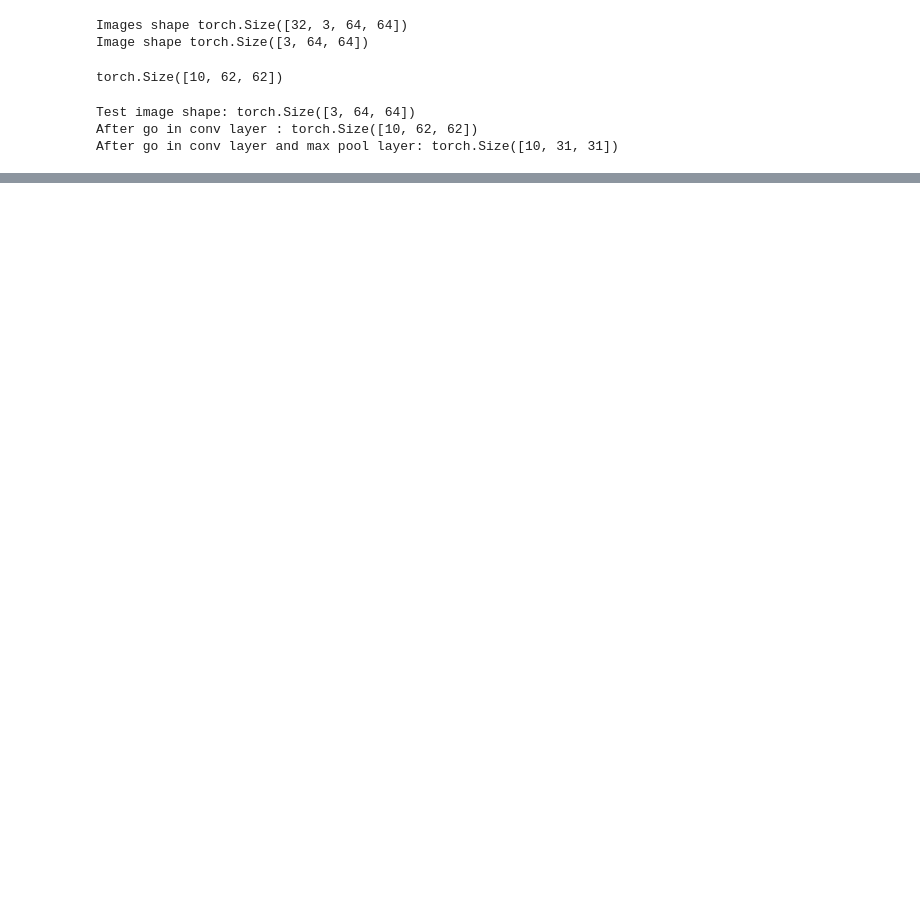
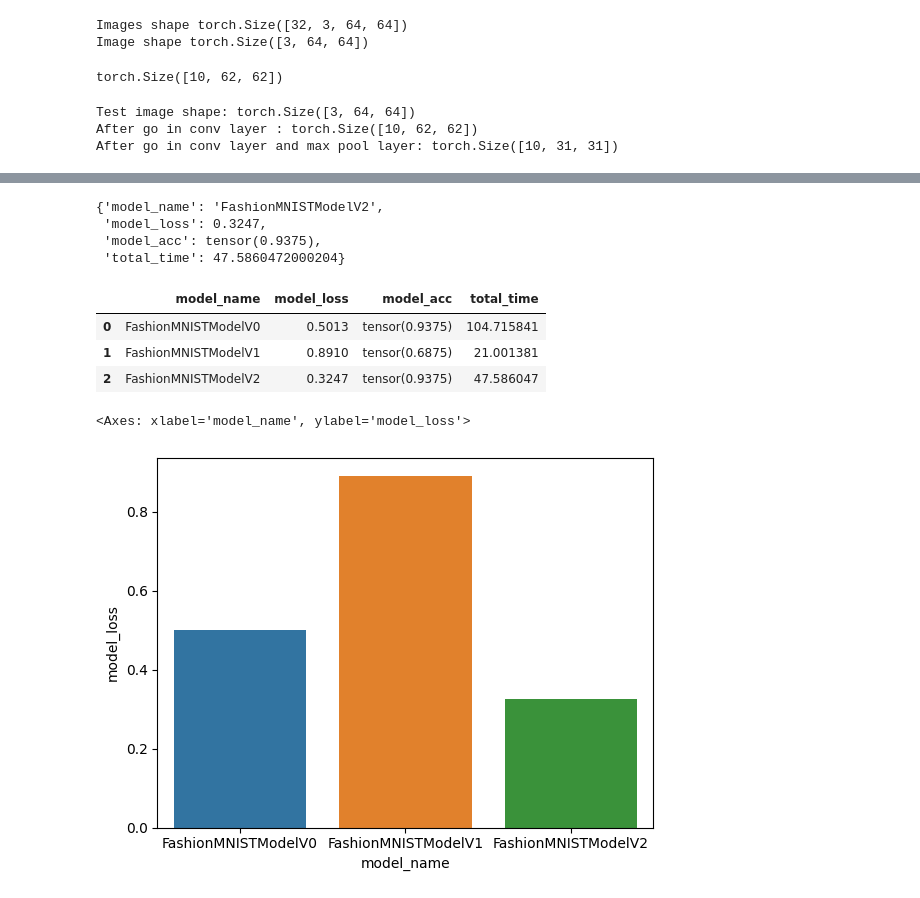
Before and after one commit to zildjianvitoo/pytorch-db, a Jupyter notebook: 03-pytorch-cv/95-torchvision.ipynb, the cells around one changed output, grey strips where cells are left out. Cells and saved outputs as stored; diff of their text form; code cells hidden in the pictures; blank space fills up the shorter version.

```diff
--- a/03-pytorch-cv/95-torchvision.ipynb
+++ b/03-pytorch-cv/95-torchvision.ipynb
@@ -734,0 +658,25 @@ RuntimeError: mat1 and mat2 shapes cannot be multiplied (1x490 and 7x10)
+# %%
+loss_fn = nn.CrossEntropyLoss()
+optimizer = torch.optim.SGD(params=model_v2.parameters(), lr=0.1)
+accuracy_fn = torchmetrics.Accuracy(task="multiclass", num_classes=len(classes_name))
+# %%
+start = timer()
+model_v2.to("cuda")
+# torch.manual_seed(42)
+torch.cuda.manual_seed(42)
+epochs = 3
+
+for epoch in tqdm(range(epochs)):
+    print(f"Epoch: {epoch}\n----")
+    train_step(
+        model=model_v2,
+        data_loader=train_dataloader,
+        device="cuda",
+        acc_fn=accuracy_fn,
+        loss_fn=loss_fn,
+        optimizer=optimizer,
+    )
+    test_step(model_v2, test_dataloader, loss_fn, accuracy_fn, device)
+end = timer()
+
+total_time = print_train_time(start, end, device="cuda")
@@ -734,0 +697,31 @@ RuntimeError: mat1 and mat2 shapes cannot be multiplied (1x490 and 7x10)
+# %%
+model_v2_results = eval_model(
+    model_v2,
+    test_dataloader,
+    loss_fn,
+    accuracy_fn,
+    device=device,
+    total_time=total_time,
+)
+model_v2_results
+# %% [output]
+{'model_name': 'FashionMNISTModelV2',
+ 'model_loss': 0.3247,
+ 'model_acc': tensor(0.9375),
+ 'total_time': 47.5860472000204}
+# %%
+import pandas as pd
+
+df = pd.DataFrame([model_v0_results,model_v1_results,model_v2_results])
+df
+# %% [output]
+|  | model_name | model_loss | model_acc | total_time |
+| 0 | FashionMNISTModelV0 | 0.5013 | tensor(0.9375) | 104.715841 |
+| 1 | FashionMNISTModelV1 | 0.8910 | tensor(0.6875) | 21.001381 |
+| 2 | FashionMNISTModelV2 | 0.3247 | tensor(0.9375) | 47.586047 |
+# %%
+import seaborn as sns
+sns.barplot(data=df,x="model_name" ,y="model_loss",hue="model_name")
+# %% [output]
+<Axes: xlabel='model_name', ylabel='model_loss'>
+[figure, added]
```
Also changed, not shown: parts of 25 cells of this notebook.
